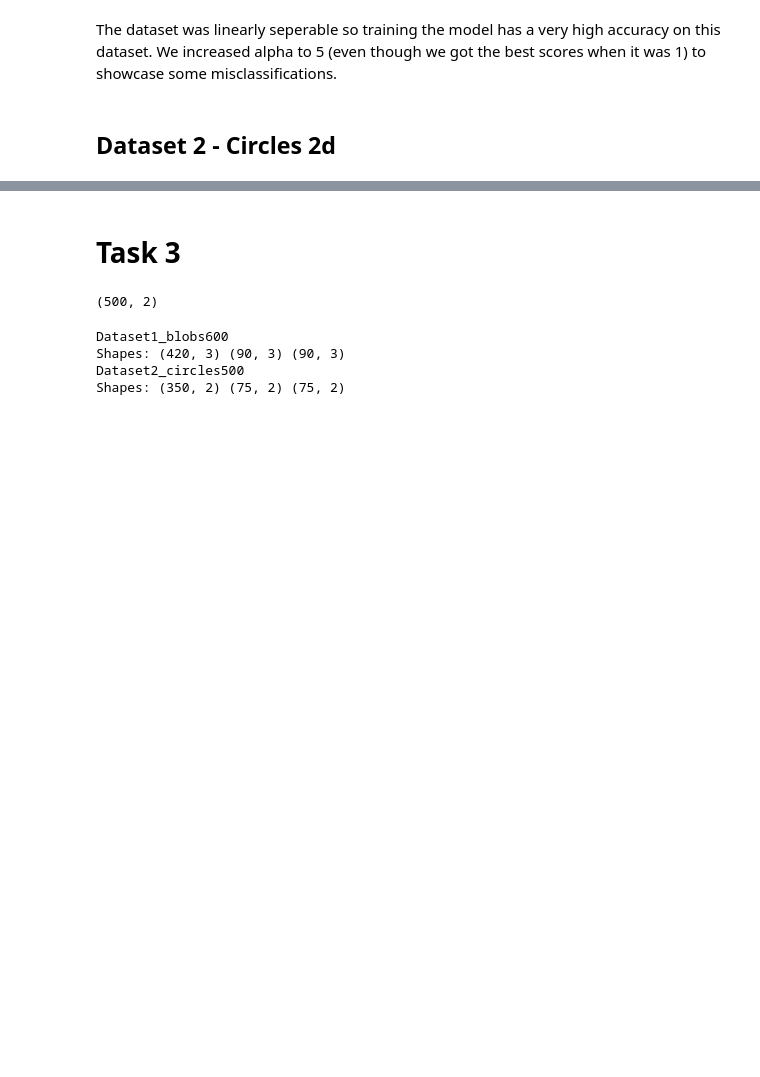
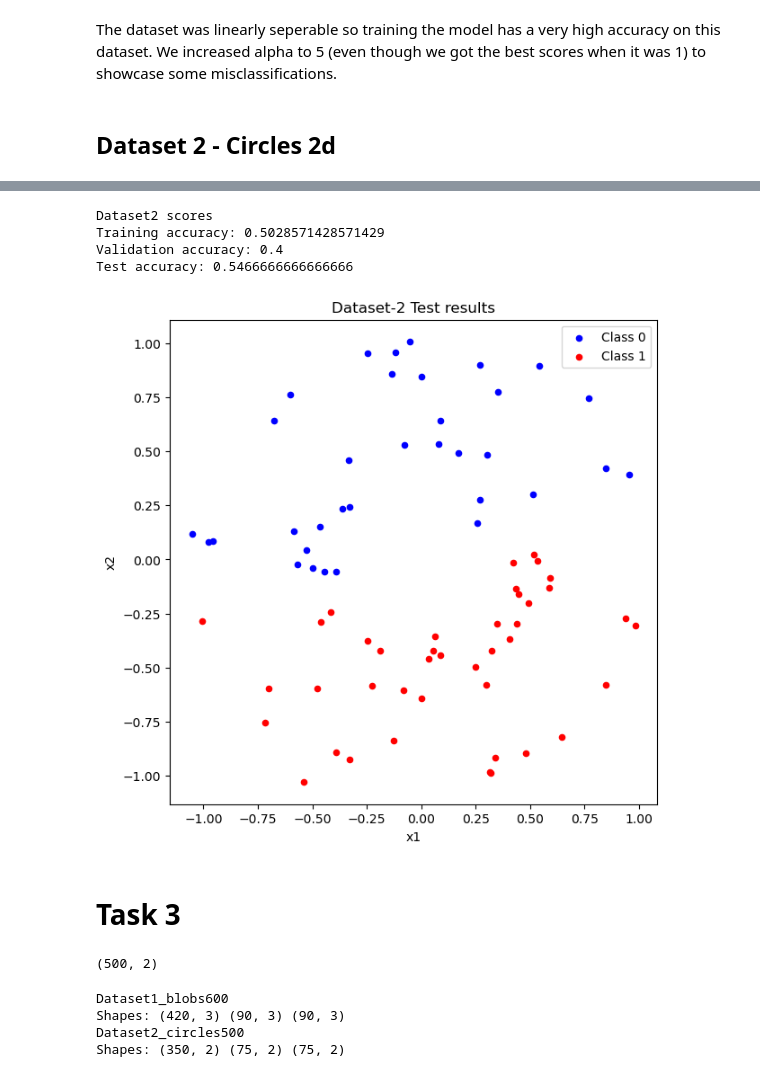
Before and after one commit to PatriotArrow/DeepLearning, a Jupyter notebook: assignment1/submission.ipynb, the cells around one changed output, grey strips where cells are left out. Drawn from its saved outputs; the diff is of its cells as text; code cells hidden in the pictures; blank space fills up the shorter version.

Commit message:
task 2

```diff
--- a/assignment1/submission.ipynb
+++ b/assignment1/submission.ipynb
@@ -317,7 +317,7 @@ The dataset was linearly seperable so training the model has a very high accurac
 ## Dataset 2 - Circles 2d
 # %%
 # Use pandas to read the CSV file as a dataframe
-file_name = r"../datasets/circles500.csv"
+file_name = r"datasets/circles500.csv"
 df2 = pd.read_csv(file_name)
 
 # The y values are those labelled 'Class': extract their values
@@ -331,0 +376,19 @@ print(f"The dimensions of Dataset 2 are: {np.shape(X2)}")
+# %%
+import sys
+import os
+sys.path.append(os.path.abspath(".."))
+#from task1.LogisticRegressor import LogisticRegressor
+
+#Creating model instance
+model = LogisticRegressor(alpha = 1, max_iters = 100000, threshold = 1e-6, N=1000)
+
+#reshaping labels
+y2_train_col = y2_train.reshape(-1,1)
+y2_val_col = y2_val.reshape(-1,1)
+y2_test_col = y2_test.reshape(-1,1)
+
+model.fit(X2_train, y2_train_col)
+
+train_acc = model.score(X2_train, y2_train_col)
+val_acc = model.score(X2_val, y2_val_col)
+test_acc = model.score(X2_test, y2_test_col)
@@ -332,3 +413,34 @@ print(f"The dimensions of Dataset 2 are: {np.shape(X2)}")
+# %%
+print("Dataset2 scores")
+print("Training accuracy:", train_acc)
+print("Validation accuracy:", val_acc)
+print("Test accuracy:", test_acc)
+# %% [output]
+Dataset2 scores
+Training accuracy: 0.5028571428571429
+Validation accuracy: 0.4
+Test accuracy: 0.5466666666666666
+# %%
+import matplotlib.pyplot as plt
+
+y2_pred_test = model.predict(X2_test)
+#flattening for plotting
+y_pred_flat = y2_pred_test.ravel()
+
+plt.figure(figsize = (7,7))
+
+class0 = np.where(y_pred_flat == 0)
+class1 = np.where(y_pred_flat == 1)
+
+plt.scatter(X2_test[class0, 0], X2_test[class0, 1],color='blue', s=20, label='Class 0')
+plt.scatter(X2_test[class1, 0], X2_test[class1, 1],color='red', s=20, label='Class 1')
+plt.title("Dataset-2 Test results")
+plt.xlabel("x1")
+plt.ylabel("x2")
+plt.legend()
+plt.show()
+# %% [output]
+[figure, added]
 # %% [markdown]
 # Task 3
 # %%
```
Also changed, not shown: parts of 8 cells of this notebook.
